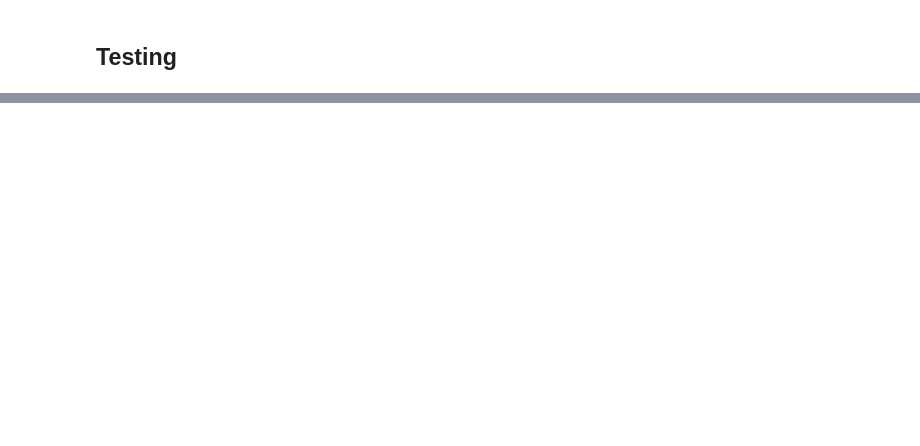
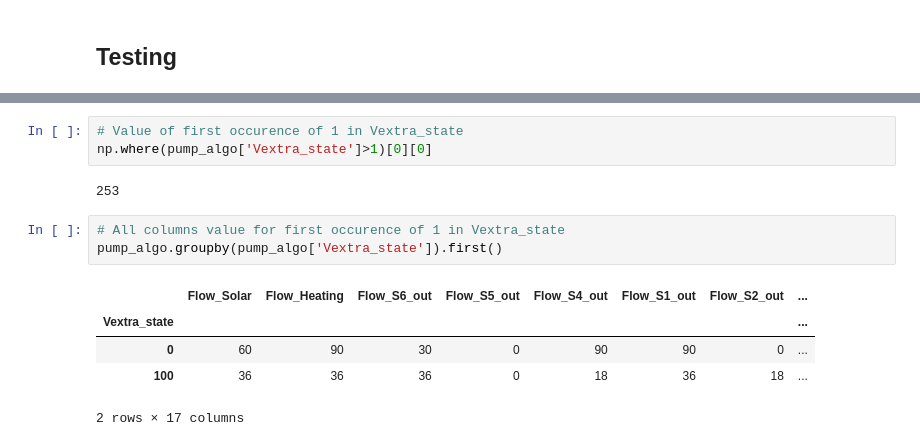
Before and after one commit to Pampipampupampa/Cours-Python, a Jupyter notebook: Work/Notebooks/csv_Reader.ipynb, the cells around one changed output, grey strips where cells are left out. Saved outputs shown, nothing was run; the diff lists cells and outputs as text; blank space fills up the shorter version.

```diff
--- a/Work/Notebooks/csv_Reader.ipynb
+++ b/Work/Notebooks/csv_Reader.ipynb
@@ -587,0 +481,14 @@ array([ 735234.00208333,  735234.00555556,  735234.00902778])
+# %%
+# Value of first occurence of 1 in Vextra_state
+np.where(pump_algo['Vextra_state']>1)[0][0]
+# %% [output]
+253
+# %%
+# All columns value for first occurence of 1 in Vextra_state
+pump_algo.groupby(pump_algo['Vextra_state']).first()
+# %% [output]
+|  | Flow_Solar | Flow_Heating | Flow_S6_out | Flow_S5_out | Flow_S4_out | Flow_S1_out | Flow_S2_out | ... |
+| Vextra_state |  |  |  |  |  |  |  | ... |
+| 0 | 60 | 90 | 30 | 0 | 90 | 90 | 0 | ... |
+| 100 | 36 | 36 | 36 | 0 | 18 | 36 | 18 | ... |
+2 rows × 17 columns
```
Also changed, not shown: parts of 54 cells of this notebook, 1 other file.
